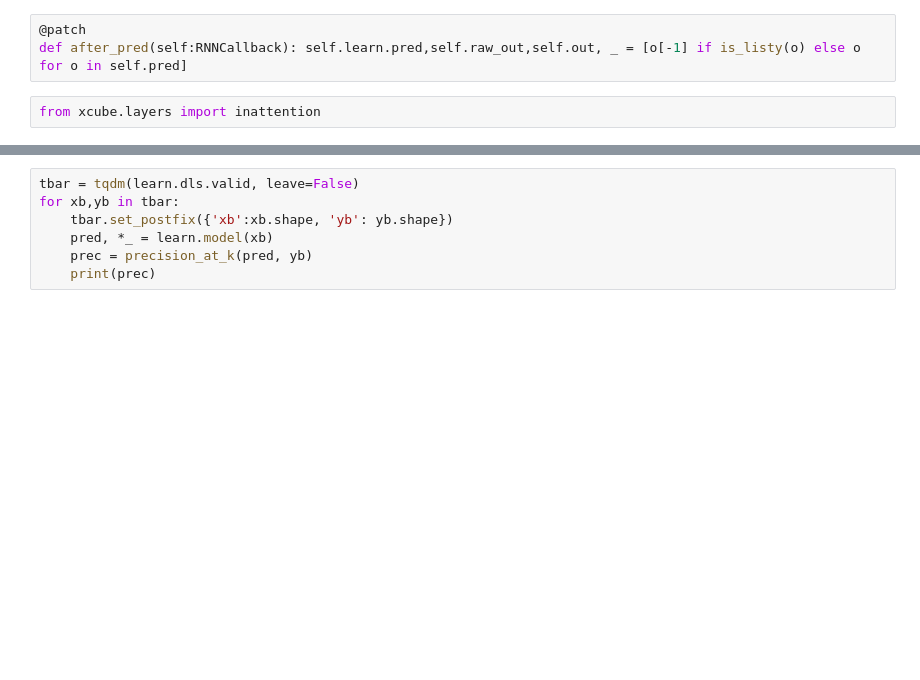
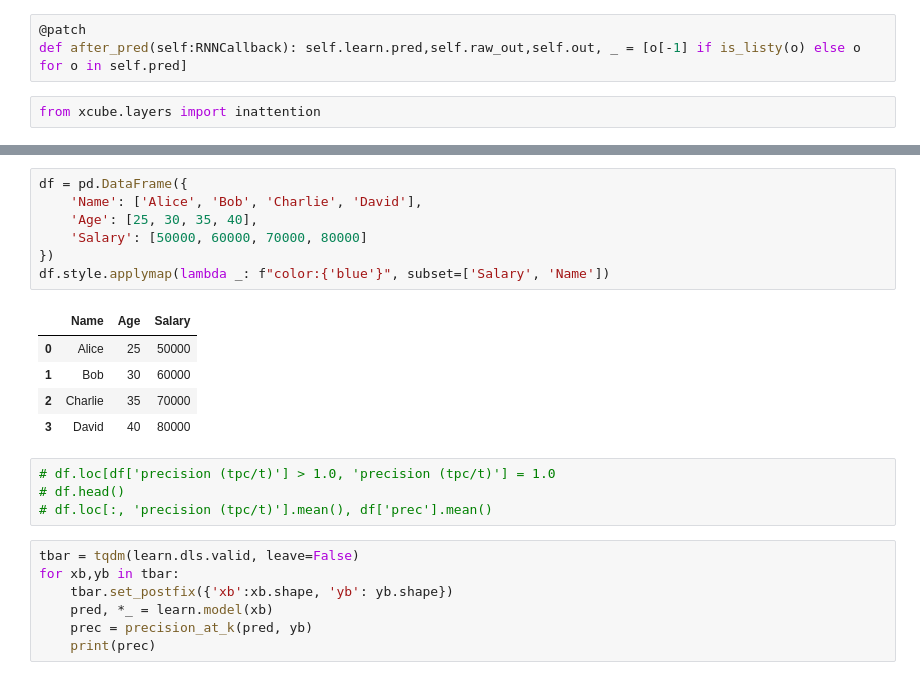
Before and after one commit to debjyotiSRoy/xcube, a Jupyter notebook: nbs/18_tutorial.train_mimic3.ipynb, the cells around one changed output, grey strips where cells are left out. Saved outputs shown, nothing was run; the diff lists cells and outputs as text; blank space fills up the shorter version.

```diff
--- a/nbs/18_tutorial.train_mimic3.ipynb
+++ b/nbs/18_tutorial.train_mimic3.ipynb
@@ -1743,3 +1766,20 @@ df.loc[:, 'precision (tpc/t)'].mean(), df['prec'].mean()
+# %%
+df = pd.DataFrame({
+    'Name': ['Alice', 'Bob', 'Charlie', 'David'],
+    'Age': [25, 30, 35, 40],
+    'Salary': [50000, 60000, 70000, 80000]
+})
+df.style.applymap(lambda _: f"color:{'blue'}", subset=['Salary', 'Name'])
+# %% [output]
+|  | Name | Age | Salary |
+| 0 | Alice | 25 | 50000 |
+| 1 | Bob | 30 | 60000 |
+| 2 | Charlie | 35 | 70000 |
+| 3 | David | 40 | 80000 |
+# %%
+# df.loc[df['precision (tpc/t)'] > 1.0, 'precision (tpc/t)'] = 1.0
+# df.head()
+# df.loc[:, 'precision (tpc/t)'].mean(), df['prec'].mean()
 # %%
 tbar = tqdm(learn.dls.valid, leave=False)
 for xb,yb in tbar:
```
Also changed, not shown: parts of 19 cells of this notebook, 2 other files.
